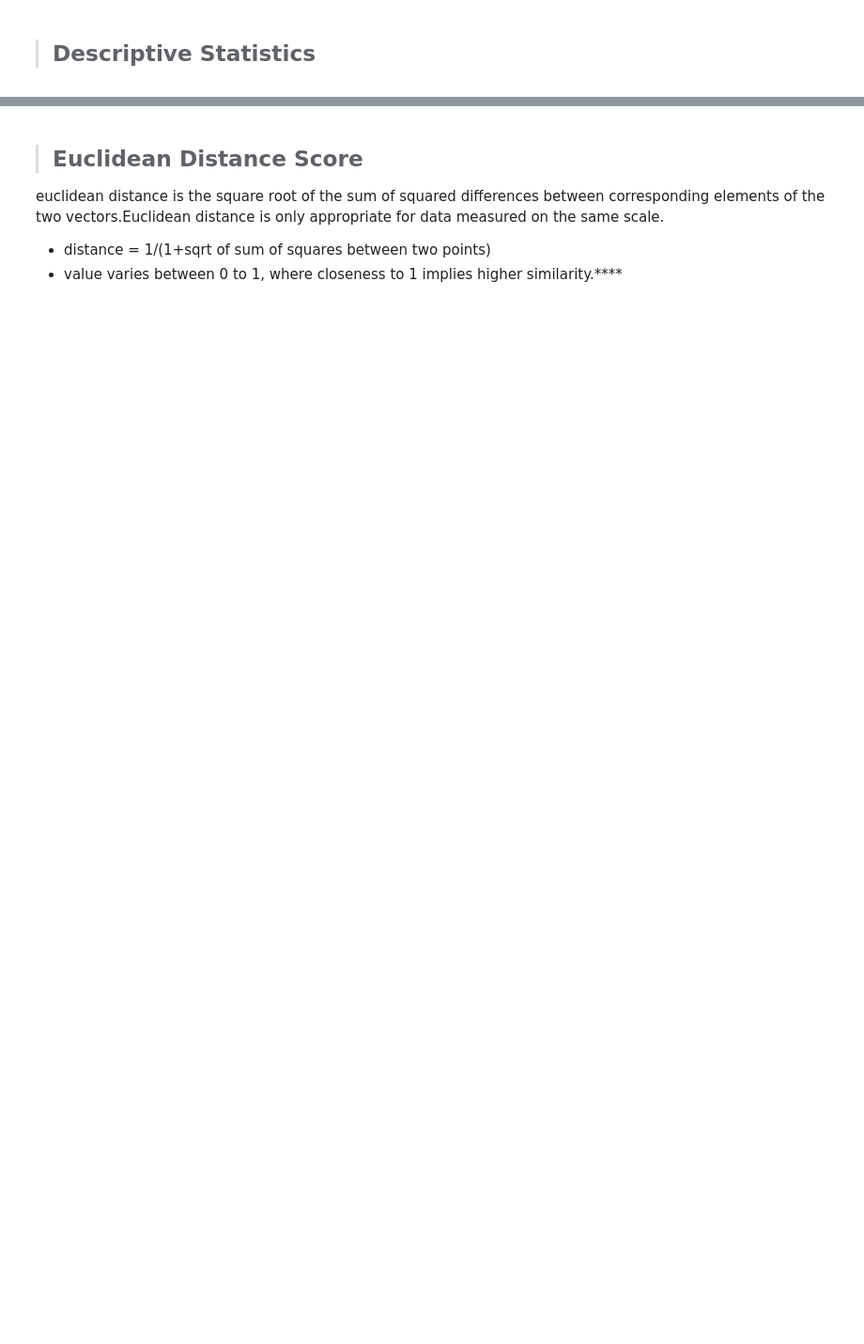
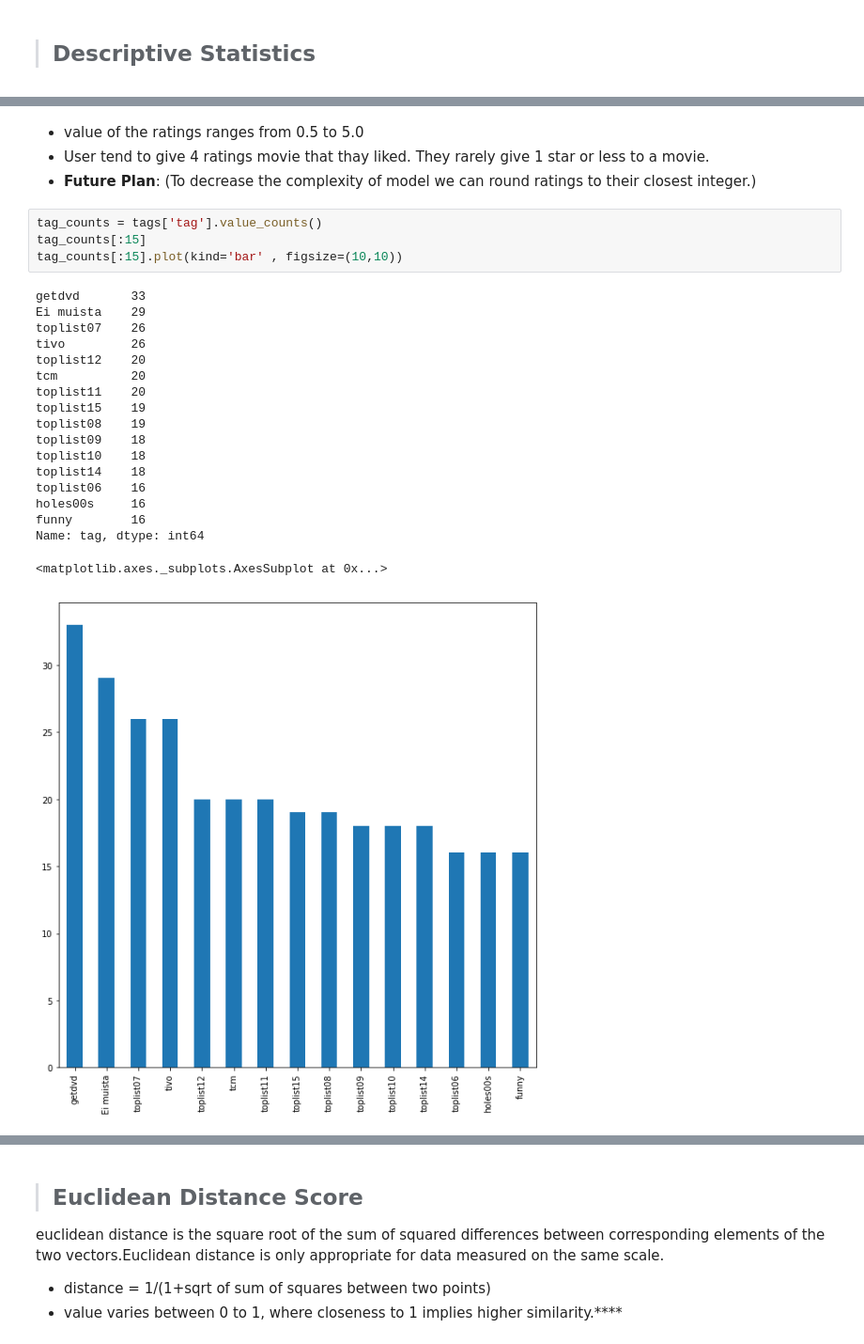
Before and after one commit to Tushar987/RecommenderSystem, a Jupyter notebook: Recommender-System-Python.ipynb, the cells around one changed output, grey strips where cells are left out. Shown: that part at 94% size. Cells and saved outputs as stored; diff of their text form; blank space fills up the shorter version.

```diff
--- a/Recommender-System-Python.ipynb
+++ b/Recommender-System-Python.ipynb
@@ -35,0 +107,27 @@ ratings.head()
+# %% [markdown]
+* value of the ratings ranges from 0.5 to 5.0
+* User tend to give 4 ratings movie that thay liked. They rarely give 1 star or less to a movie.
+* **Future Plan**: (To decrease the complexity of model we can round ratings to their closest integer.)
+# %%
+tag_counts = tags['tag'].value_counts()
+tag_counts[:15]
+tag_counts[:15].plot(kind='bar' , figsize=(10,10))
+# %% [output]
+getdvd       33
+Ei muista    29
+toplist07    26
+tivo         26
+toplist12    20
+tcm          20
+toplist11    20
+toplist15    19
+toplist08    19
+toplist09    18
+toplist10    18
+toplist14    18
+toplist06    16
+holes00s     16
+funny        16
+Name: tag, dtype: int64
+<matplotlib.axes._subplots.AxesSubplot at 0x...>
+[figure, added]
```
Also changed, not shown: parts of 18 cells of this notebook, 2 other files.
